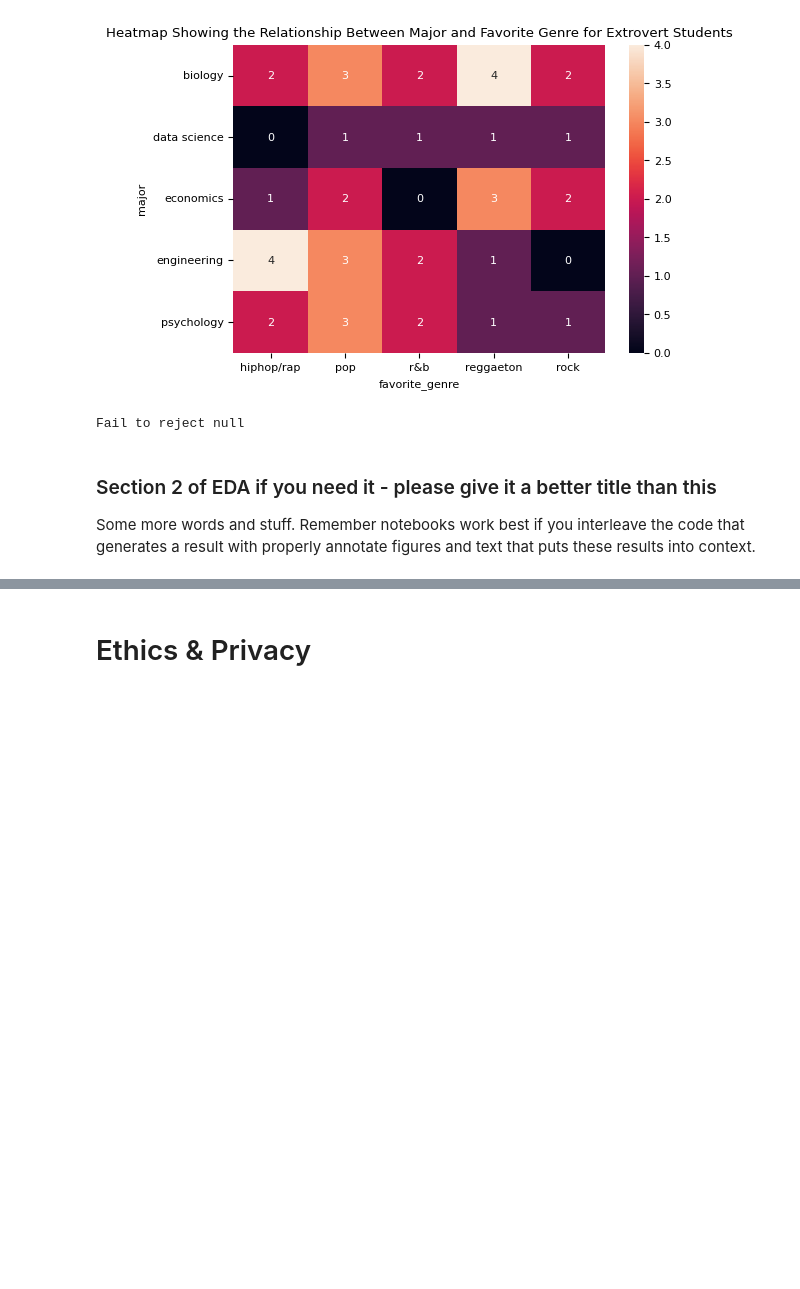
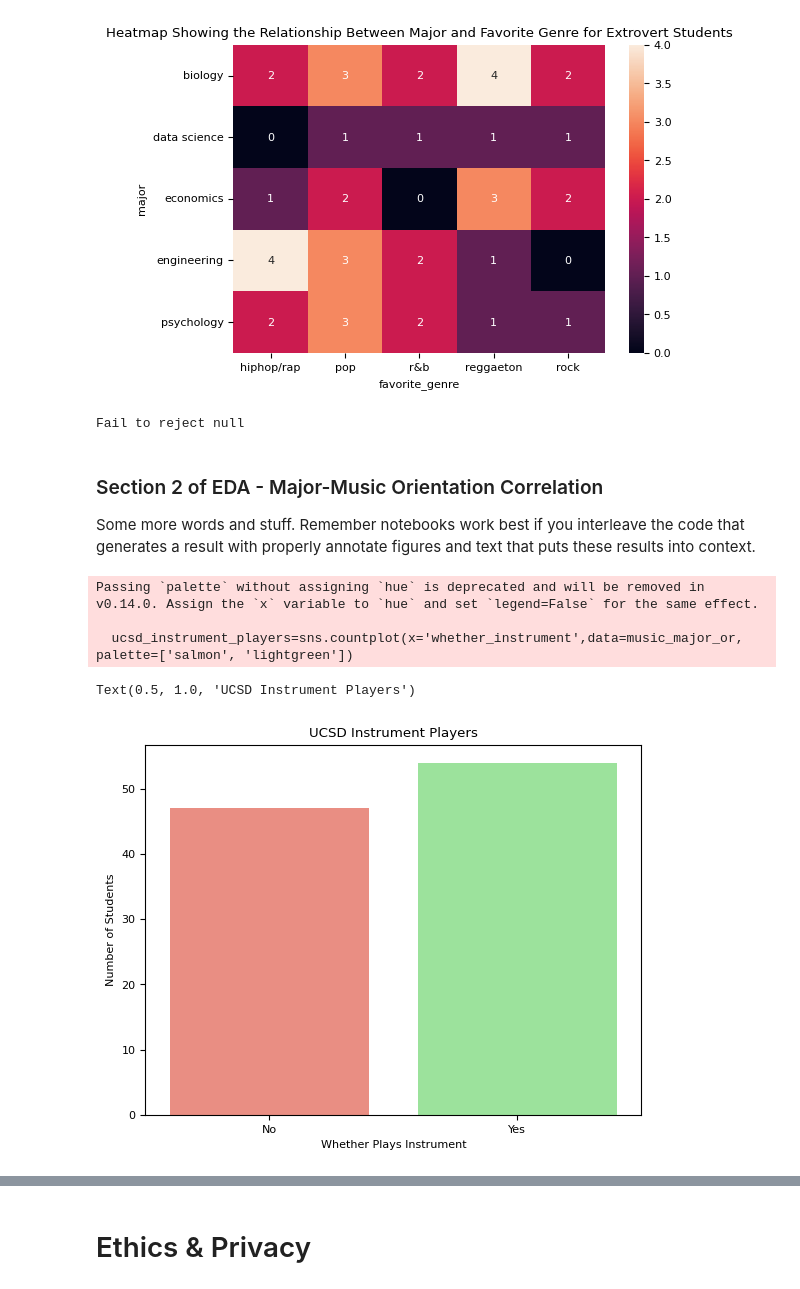
Before and after one commit to ninaahong/COGS108, a Jupyter notebook: EDACheckpoint_Group041_WI24.ipynb, the cells around one changed output, grey strips where cells are left out. Drawn from its saved outputs; the diff is of its cells as text; code cells hidden in the pictures; blank space fills up the shorter version.

Commit message:
major-music counts + timeline

```diff
--- a/EDACheckpoint_Group041_WI24.ipynb
+++ b/EDACheckpoint_Group041_WI24.ipynb
@@ -805,9 +807,20 @@ else:
 # %% [output]
 Fail to reject null
 # %% [markdown]
-### Section 2 of EDA if you need it  - please give it a better title than this
+### Section 2 of EDA - Major-Music Orientation Correlation
 
 Some more words and stuff.  Remember notebooks work best if you interleave the code that generates a result with properly annotate figures and text that puts these results into context.
 # %%
 ## YOUR CODE HERE
 ## FEEL FREE TO ADD MULTIPLE CELLS PER SECTION
+ucsd_instrument_players=sns.countplot(x='whether_instrument',data=music_major_or, palette=['salmon', 'lightgreen'])
+ucsd_instrument_players.set_xticklabels(['No', 'Yes'])
+plt.xlabel('Whether Plays Instrument')
+plt.ylabel('Number of Students')
+plt.title('UCSD Instrument Players')
+# %% [output]
+Passing `palette` without assigning `hue` is deprecated and will be removed in v0.14.0. Assign the `x` variable to `hue` and set `legend=False` for the same effect.
+
+  ucsd_instrument_players=sns.countplot(x='whether_instrument',data=music_major_or, palette=['salmon', 'lightgreen'])
+Text(0.5, 1.0, 'UCSD Instrument Players')
+[figure, added]
```
Also changed, not shown: parts of 5 cells of this notebook.
